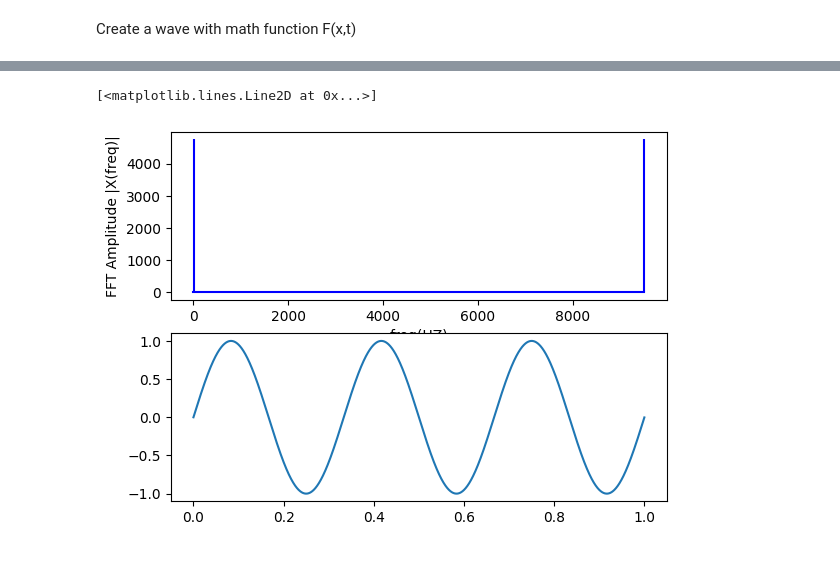
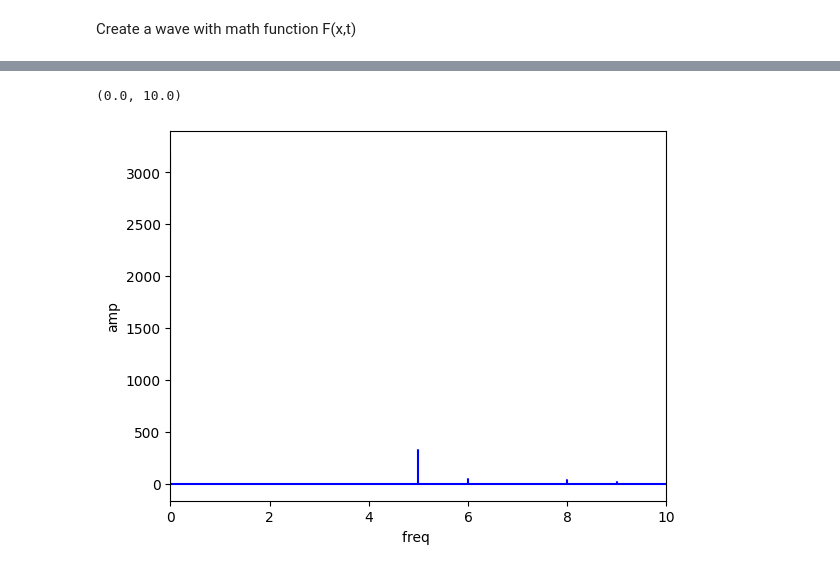
Before and after one commit to nagabonar27/Fast-Fourier-Transformation-using-Python-, a Jupyter notebook: _main.ipynb, the cells around one changed output, grey strips where cells are left out. Drawn from its saved outputs; the diff is of its cells as text; code cells hidden in the pictures.

```diff
--- a/_main.ipynb
+++ b/_main.ipynb
@@ -70,13 +58,10 @@ pl.show()
-# %%
-fig, (axis1, axis2) = pl.subplots(2,1)
-
-axis1.set_subplotspec
-axis1.set_xlabel('freq(HZ)')
-axis1.set_ylabel('FFT Amplitude |X(freq)|')
-axis1.stem(freq, np.abs(yfft), 'b', \
-         markerfmt=" ", basefmt="-b")
-
-axis2.plot(time,y)
-# %% [output]
-[<matplotlib.lines.Line2D at 0x...>]
-[figure, removed]
+# %%
+pl.plot
+pl.xlabel('freq ')
+pl.ylabel('amp')
+pl.stem(freq, np.abs(yfft_noise), 'b', \
+         markerfmt=" 1", basefmt="-b")
+pl.xlim(0,10)
+# %% [output]
+(0.0, 10.0)
+[figure, added]
```
Also changed, not shown: parts of 6 cells of this notebook.
